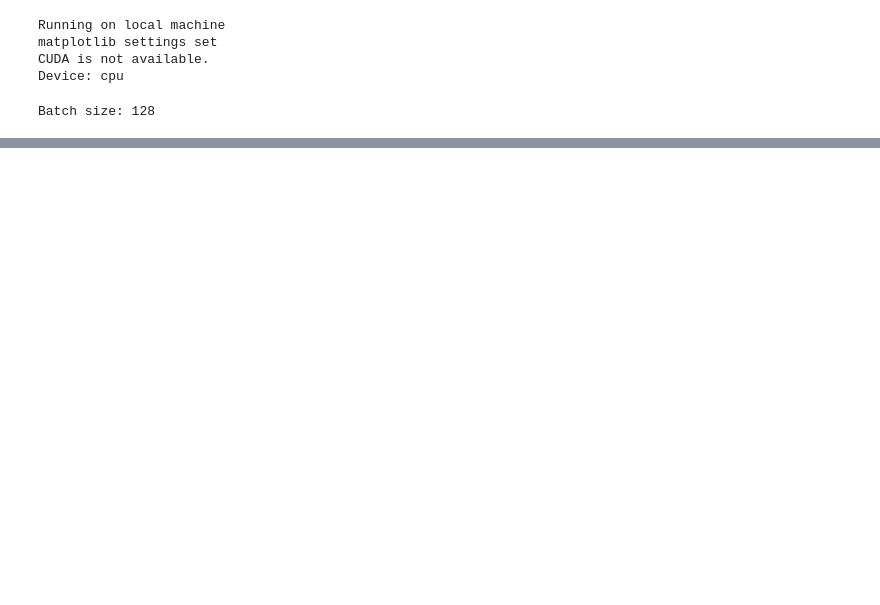
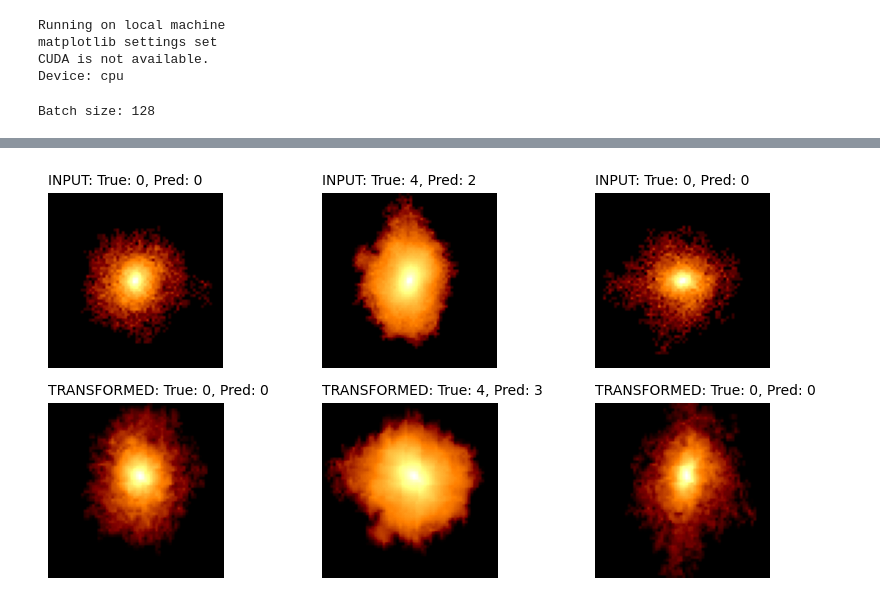
Before and after one commit to SergeiDBykov/self_supervised_halos, a Jupyter notebook: notebooks/1.1_2d_classification.ipynb, the cells around one changed output, grey strips where cells are left out. Saved outputs shown, nothing was run; the diff lists cells and outputs as text; code cells hidden in the pictures; blank space fills up the shorter version.

```diff
--- a/notebooks/1.1_2d_classification.ipynb
+++ b/notebooks/1.1_2d_classification.ipynb
@@ -108,3 +109,7 @@ plt.show()
+# %%
+model.show_transforms(train_loader, device);
+# %% [output]
+[figure, added]
 # %%
 #test saving
 model.save()
```
Also changed, not shown: parts of 14 cells of this notebook, 4 other files.
